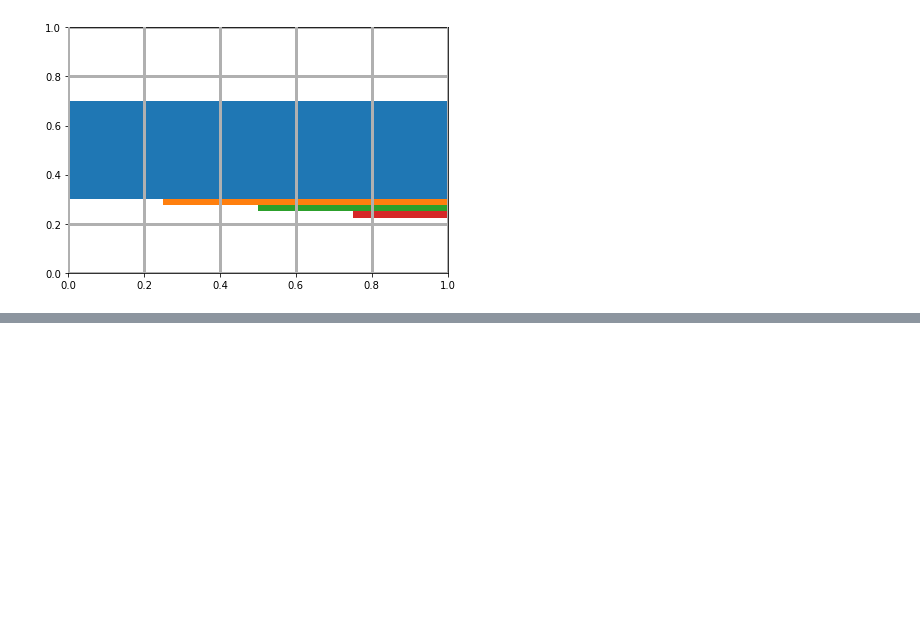
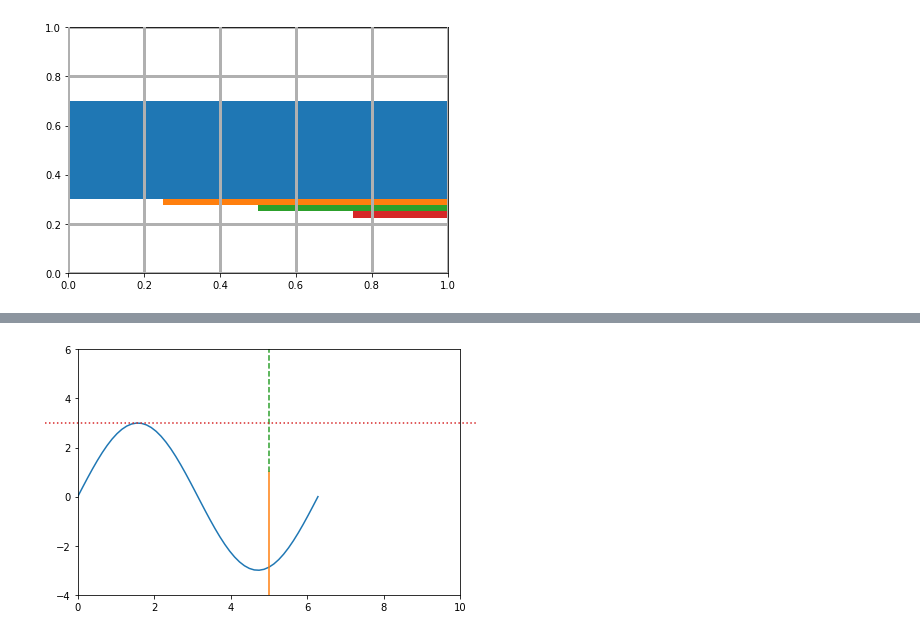
Before and after one commit to alexanderthclark/Matplotlib-for-Storytellers, a Jupyter notebook: python/Figure-Dev.ipynb, the cells around one changed output, grey strips where cells are left out. Drawn from its saved outputs; the diff is of its cells as text; code cells hidden in the pictures; blank space fills up the shorter version.

```diff
--- a/python/Figure-Dev.ipynb
+++ b/python/Figure-Dev.ipynb
@@ -763,0 +782,40 @@ ax.plot([1,2],[1,1])
+# %%
+# Plot setup
+fig, ax = plt.figure(), plt.axes()
+x = np.linspace(0, 2*np.pi)
+sin, = ax.plot(x, 3*np.sin(x))
+ax.set_xlim(0, 10)
+ax.set_ylim(-4, 6)
+fig.tight_layout()
+
+# Vertical line with axes coordinates
+middle = [0.5, 0.5]
+bottom_half = [0, 0.5]
+ax.plot(middle, bottom_half,
+        transform = ax.transAxes)
+
+# Continue vertical line with data coordinates
+mid_in_display = ax.transAxes.transform([0.5, 0.5])
+mid_in_data = ax.transData.inverted().transform(mid_in_display)
+top_mid_in_display = ax.transAxes.transform([0.5, 1])
+top_mid_in_data = ax.transData.inverted()\
+                        .transform(top_mid_in_display)
+x = mid_in_data[0], top_mid_in_data[0]
+y = mid_in_data[1], top_mid_in_data[1]
+ax.plot(x, y, linestyle = 'dashed')
+
+# Horizontal lines in figure coordinates
+top_wave_display = ax.transData.transform([np.pi/2, 3])
+top_wave_figure = fig.transFigure.inverted()\
+                         .transform(top_wave_display)
+
+y = top_wave_figure[1],  top_wave_figure[1]
+ax.plot([0,1], y,
+        transform = fig.transFigure,
+        linestyle = 'dotted',
+        clip_on = False)
+#truncate
+plt.savefig("coord-trans.pdf")
+plt.show()
+# %% [output]
+[figure, added]
```
Also changed, not shown: parts of 17 cells of this notebook, 52 other files.
